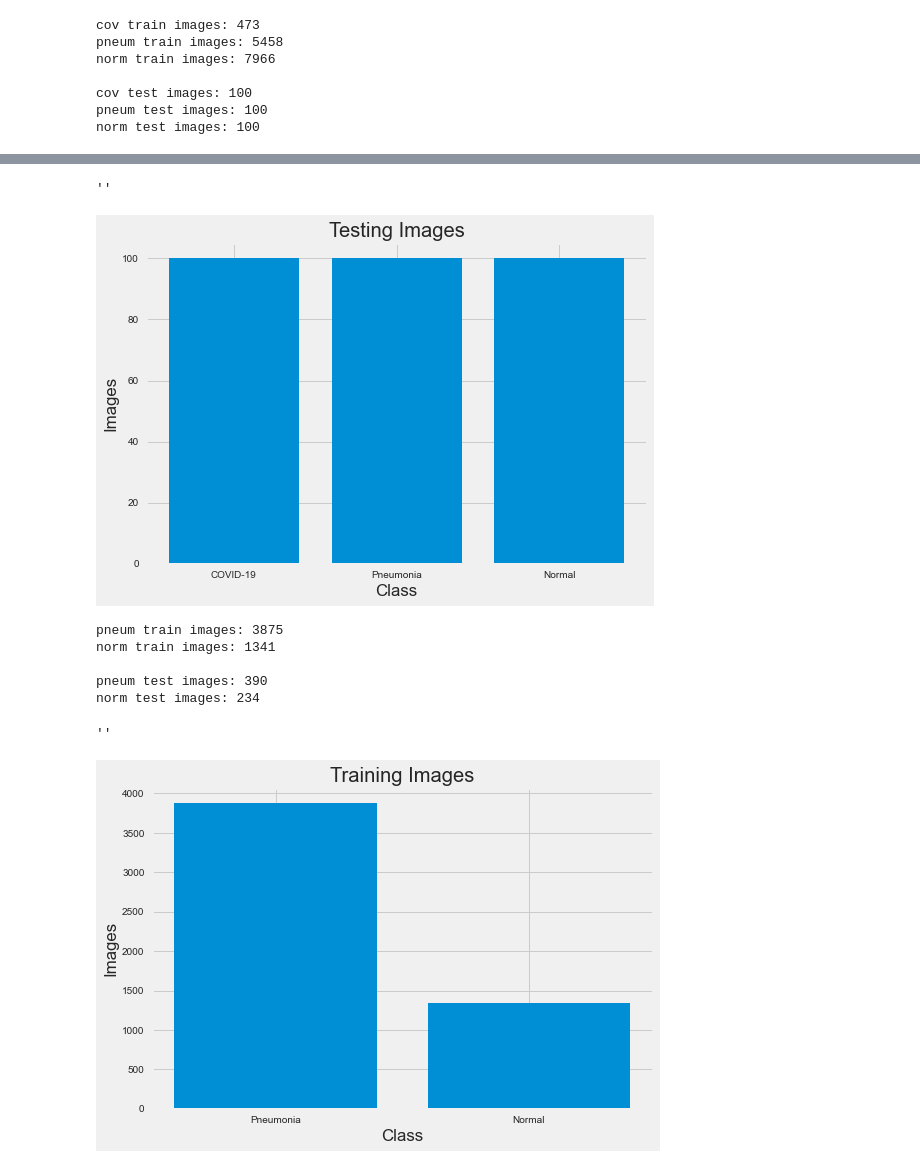
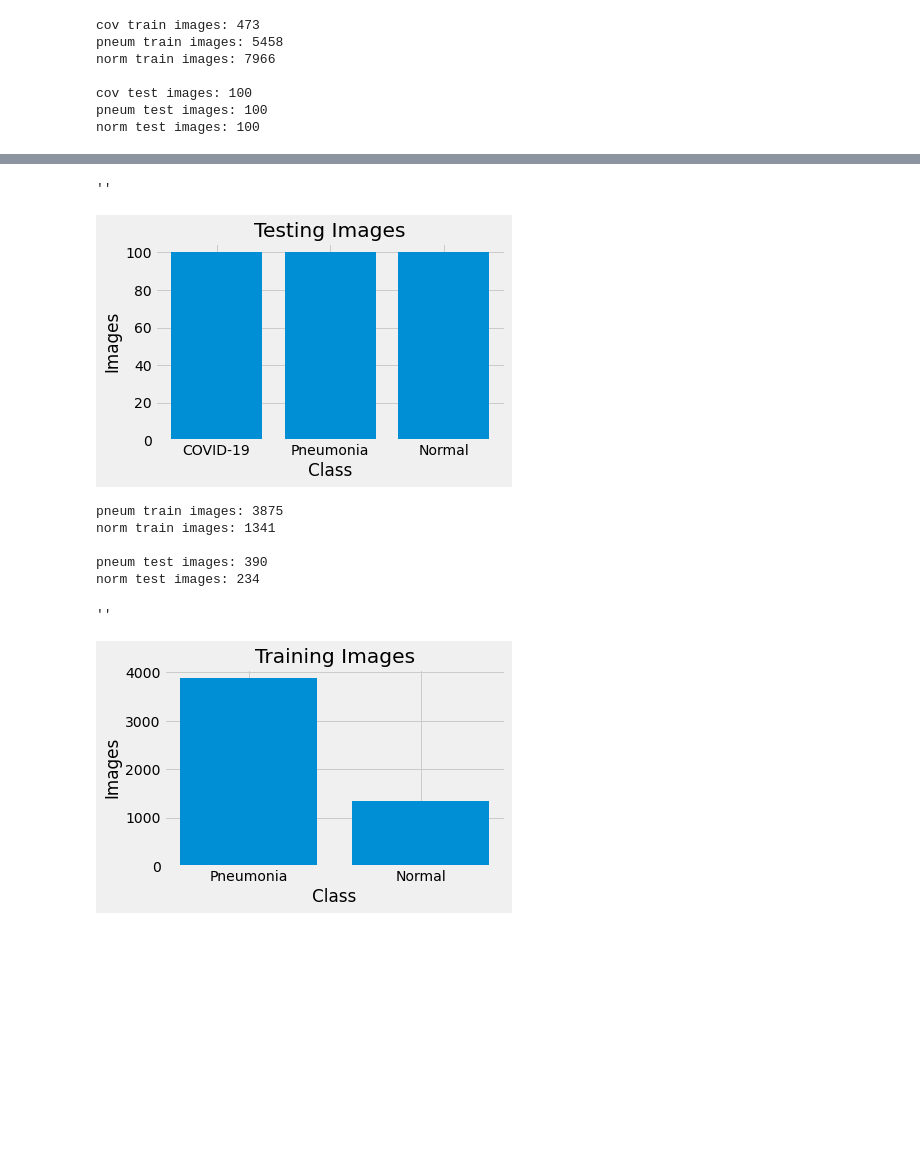
Before and after one commit to brentthayer1/x_ray_imaging, a Jupyter notebook: eda.ipynb, the cells around one changed output, grey strips where cells are left out. Cells and saved outputs as stored; diff of their text form; code cells hidden in the pictures; blank space fills up the shorter version.

```diff
--- a/eda.ipynb
+++ b/eda.ipynb
@@ -79,13 +80,14 @@ plt.savefig('images/training_images.png')
 # %%
 plt.bar(X_test, y_test)
 plt.title('Testing Images')
 plt.xlabel('Class')
 plt.ylabel('Images')
-plt.savefig('images/testing_images.png')
+plt.tight_layout()
+plt.savefig('images/testing_images_1.png')
 ;
 # %% [output]
 ''
-[figure, old version]
+[figure, new version]
 # %%
 TRAIN_DATADIR = '/Volumes/b/Galvanize/DS-RFT4/capstones-RFT4/datasets/covid_pneumonia/chest_xray/train'
 TEST_DATADIR = '/Volumes/b/Galvanize/DS-RFT4/capstones-RFT4/datasets/covid_pneumonia/chest_xray/test'
@@ -149,15 +151,19 @@ y_test = [pneum_test_len, norm_test_len]
 X_val = ['Pneumonia', 'Normal']
 y_val = [pneum_val_len, norm_val_len]
 # %%
+
 plt.bar(X_train, y_train)
 plt.title('Training Images')
 plt.xlabel('Class')
 plt.ylabel('Images')
+plt.tight_layout()
 plt.savefig('images/training_images.png')
+
+
 ;
 # %% [output]
 ''
-[figure, old version]
+[figure, new version]
 # %%
 plt.bar(X_test, y_test)
 plt.title('Validation Images')
```
Also changed, not shown: parts of 3 cells of this notebook, 34 other files.
